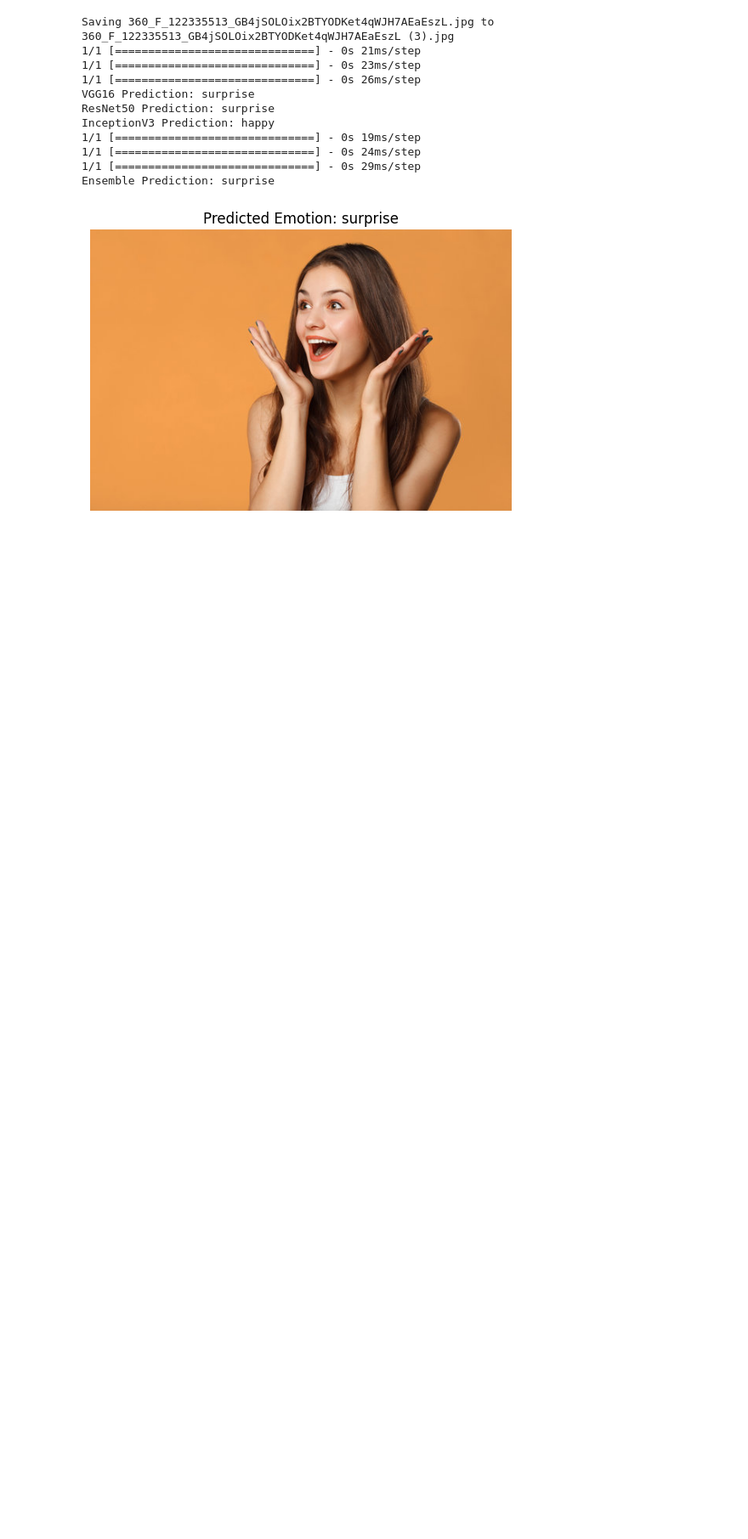
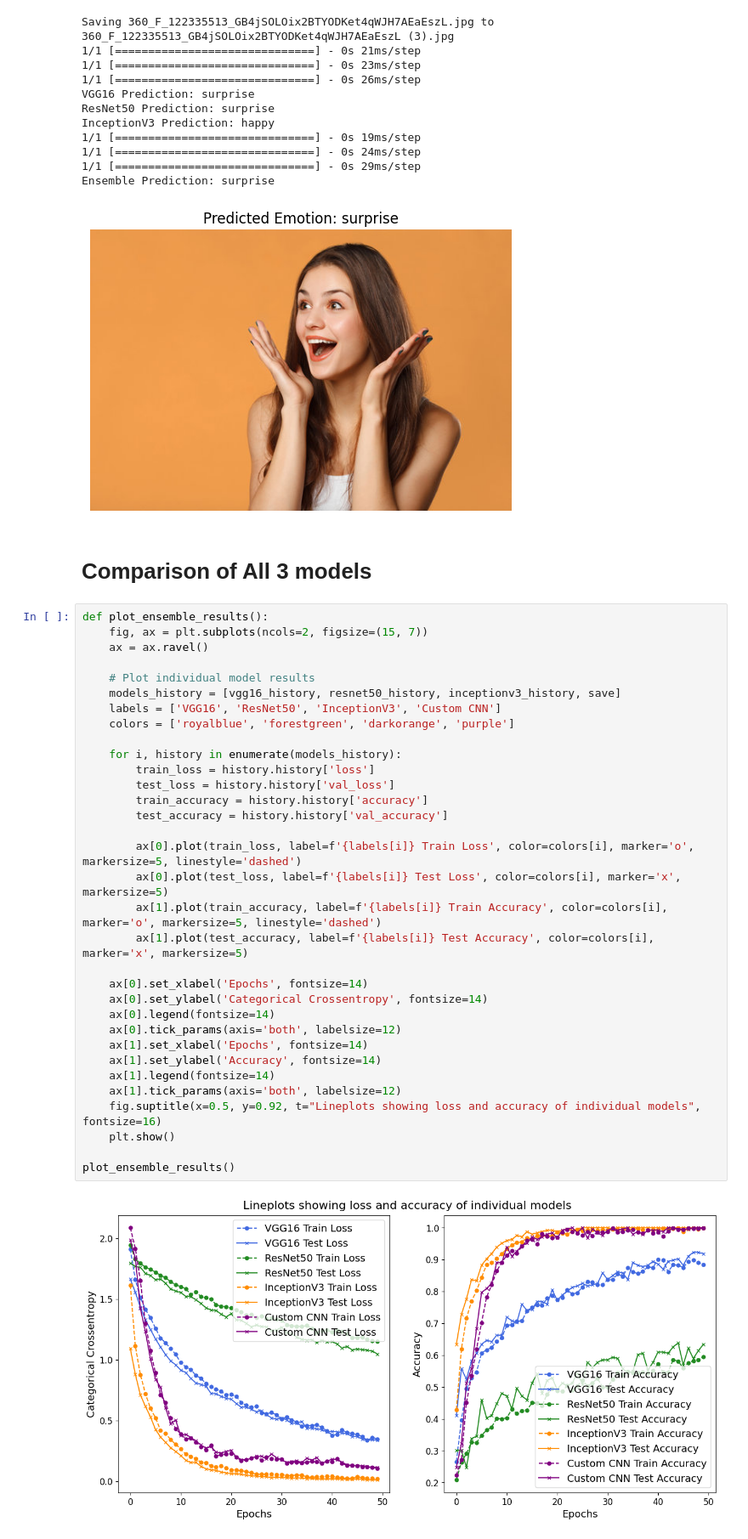
Before and after one commit to Ved204/CP468-Facial-Recognition, a Jupyter notebook: colab.ipynb, the cells around one changed output. Shown at 85% size. Drawn from its saved outputs; the diff is of its cells as text; blank space fills up the shorter version.

Commit message:
compare custom cnn vs pre-trained models

```diff
--- a/colab.ipynb
+++ b/colab.ipynb
@@ -1443,3 +1443,40 @@ InceptionV3 Prediction: happy
 1/1 [==============================] - 0s 29ms/step
 Ensemble Prediction: surprise
 [figure]
+# %% [markdown]
+# Comparison of All 3 models
+# %%
+def plot_ensemble_results():
+    fig, ax = plt.subplots(ncols=2, figsize=(15, 7))
+    ax = ax.ravel()
+
+    # Plot individual model results
+    models_history = [vgg16_history, resnet50_history, inceptionv3_history, save]
+    labels = ['VGG16', 'ResNet50', 'InceptionV3', 'Custom CNN']
+    colors = ['royalblue', 'forestgreen', 'darkorange', 'purple']
+
+    for i, history in enumerate(models_history):
+        train_loss = history.history['loss']
+        test_loss = history.history['val_loss']
+        train_accuracy = history.history['accuracy']
+        test_accuracy = history.history['val_accuracy']
+
+        ax[0].plot(train_loss, label=f'{labels[i]} Train Loss', color=colors[i], marker='o', markersize=5, linestyle='dashed')
+        ax[0].plot(test_loss, label=f'{labels[i]} Test Loss', color=colors[i], marker='x', markersize=5)
+        ax[1].plot(train_accuracy, label=f'{labels[i]} Train Accuracy', color=colors[i], marker='o', markersize=5, linestyle='dashed')
+        ax[1].plot(test_accuracy, label=f'{labels[i]} Test Accuracy', color=colors[i], marker='x', markersize=5)
+
+    ax[0].set_xlabel('Epochs', fontsize=14)
+    ax[0].set_ylabel('Categorical Crossentropy', fontsize=14)
+    ax[0].legend(fontsize=14)
+    ax[0].tick_params(axis='both', labelsize=12)
+    ax[1].set_xlabel('Epochs', fontsize=14)
+    ax[1].set_ylabel('Accuracy', fontsize=14)
+    ax[1].legend(fontsize=14)
+    ax[1].tick_params(axis='both', labelsize=12)
+    fig.suptitle(x=0.5, y=0.92, t="Lineplots showing loss and accuracy of individual models", fontsize=16)
+    plt.show()
+
+plot_ensemble_results()
+# %% [output]
+[figure, added]
```
